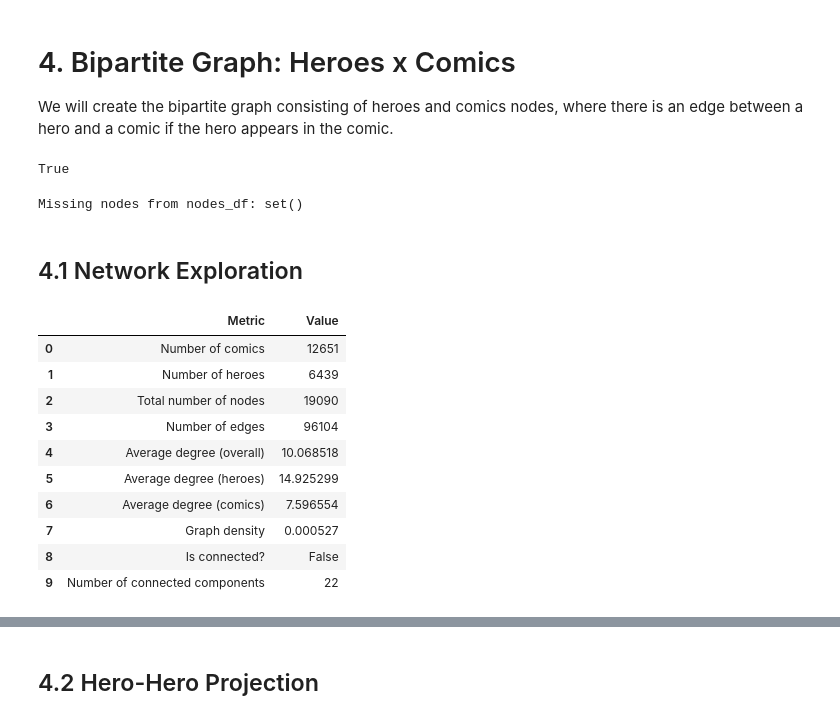
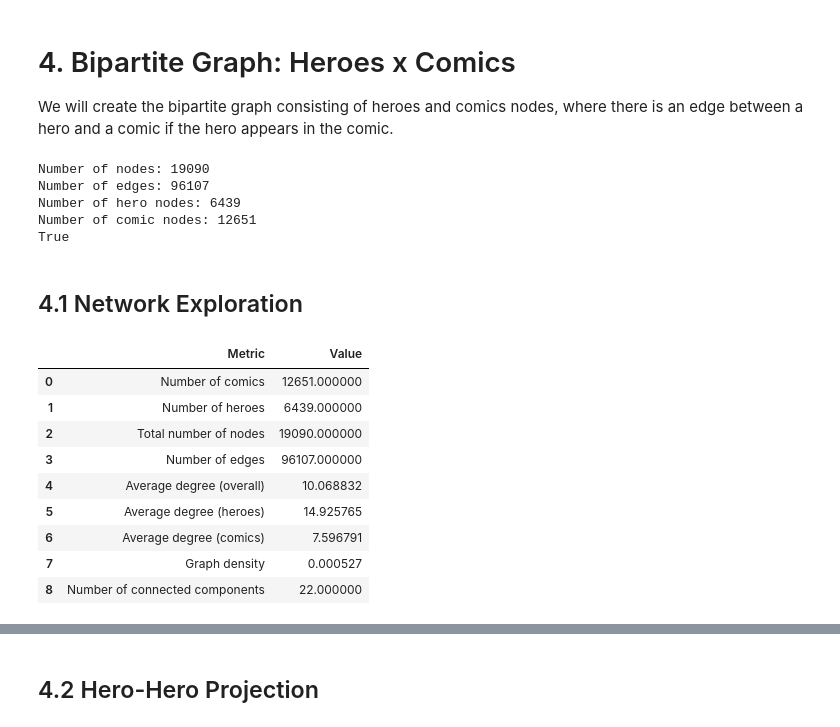
Before and after one commit to Konpyuuta/social-media-analytics, a Jupyter notebook: final_marvel_project.ipynb, the cells around one changed output, grey strips where cells are left out. Cells and saved outputs as stored; diff of their text form; code cells hidden in the pictures.

```diff
--- a/final_marvel_project.ipynb
+++ b/final_marvel_project.ipynb
@@ -498,31 +494,41 @@ Edges DataFrame:
 # %% [markdown]
 # 4. Bipartite Graph: Heroes x Comics
 We will create the bipartite graph consisting of heroes and comics nodes, where there is an edge between a hero and a comic if the hero appears in the comic.
-# %%
-# Create the graph (B for bipartite)
-B = nx.Graph()
-
-# Add nodes with bipartite attribute
-for _, row in nodes_df.iterrows():
-    B.add_node(row['node'], bipartite=0 if row['type'] == 'comic' else 1)
-
-# Add edges from edges_df (assuming hero-comic links)
-for _, row in edges_df.iterrows():
-    B.add_edge(row['hero'], row['comic'])
-# %%
-
-print(nx.algorithms.bipartite.is_bipartite(B))  # Should return True
-# %% [output]
-True
-# %%
-# Check for nodes added by edges only
-all_nodes_in_nodes_df = set(nodes_df['node'])
-all_nodes_in_edges_df = set(edges_df['hero']).union(set(edges_df['comic']))
-missing_nodes = all_nodes_in_edges_df - all_nodes_in_nodes_df
-
-print("Missing nodes from nodes_df:", missing_nodes)
-# %% [output]
-Missing nodes from nodes_df: set()
+# %%
+edges_df = pd.DataFrame(network_data)
+
+# Create an empty bipartite graph
+B = nx.Graph()
+
+# Add nodes with bipartite attribute
+# First, get unique heroes and comics
+heroes = set(edges_df['hero'])
+comics = set(edges_df['comic'])
+
+# Add hero nodes (set bipartite attribute to 1)
+for hero in heroes:
+    B.add_node(hero, bipartite=1)
+
+# Add comic nodes (set bipartite attribute to 0)
+for comic in comics:
+    B.add_node(comic, bipartite=0)
+
+# Add edges from the DataFrame
+for _, row in edges_df.iterrows():
+    B.add_edge(row['hero'], row['comic'])
+
+# Verify the graph was created correctly
+print(f"Number of nodes: {B.number_of_nodes()}")
+print(f"Number of edges: {B.number_of_edges()}")
+print(f"Number of hero nodes: {len(heroes)}")
+print(f"Number of comic nodes: {len(comics)}")
+print(nx.algorithms.bipartite.is_bipartite(B))  # Should return True
+# %% [output]
+Number of nodes: 19090
+Number of edges: 96107
+Number of hero nodes: 6439
+Number of comic nodes: 12651
+True
 # %% [markdown]
 ## 4.1 Network Exploration
 # %%
@@ -532,42 +538,39 @@ heroes = set(B) - comics
 
 # Create summary table
 summary = pd.DataFrame({
     'Metric': [
         'Number of comics',
         'Number of heroes',
         'Total number of nodes',
         'Number of edges',
         'Average degree (overall)',
         'Average degree (heroes)',
         'Average degree (comics)',
         'Graph density',
-        'Is connected?',
         'Number of connected components',
     ],
     'Value': [
         len(comics),
         len(heroes),
         B.number_of_nodes(),
         B.number_of_edges(),
         sum(dict(B.degree()).values()) / B.number_of_nodes(),
         sum(dict(B.degree(heroes)).values()) / len(heroes),
         sum(dict(B.degree(comics)).values()) / len(comics),
         nx.density(B),
-        nx.is_connected(B),
         nx.number_connected_components(B),
     ]
 })
 
 summary
 # %% [output]
 |  | Metric | Value |
-| 0 | Number of comics | 12651 |
-| 1 | Number of heroes | 6439 |
-| 2 | Total number of nodes | 19090 |
-| 3 | Number of edges | 96104 |
-| 4 | Average degree (overall) | 10.068518 |
-| 5 | Average degree (heroes) | 14.925299 |
-| 6 | Average degree (comics) | 7.596554 |
+| 0 | Number of comics | 12651.000000 |
+| 1 | Number of heroes | 6439.000000 |
+| 2 | Total number of nodes | 19090.000000 |
+| 3 | Number of edges | 96107.000000 |
+| 4 | Average degree (overall) | 10.068832 |
+| 5 | Average degree (heroes) | 14.925765 |
+| 6 | Average degree (comics) | 7.596791 |
 | 7 | Graph density | 0.000527 |
-| 8 | Is connected? | False |
-| 9 | Number of connected components | 22 |
+| 8 | Number of connected components | 22.000000 |
```
Also changed, not shown: parts of 40 cells of this notebook, 8 other files.
